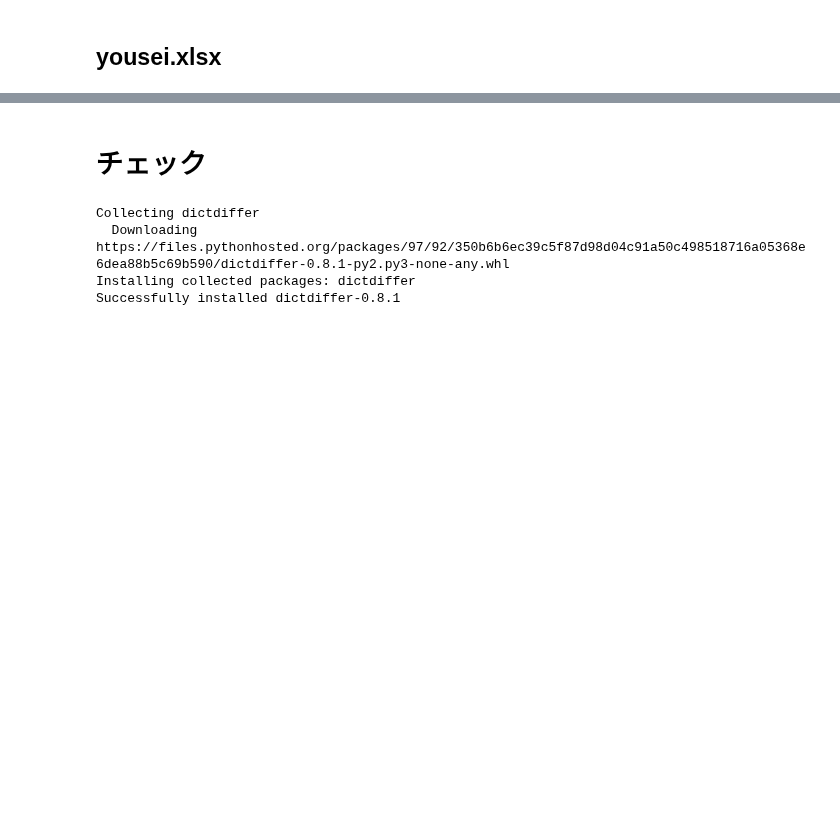
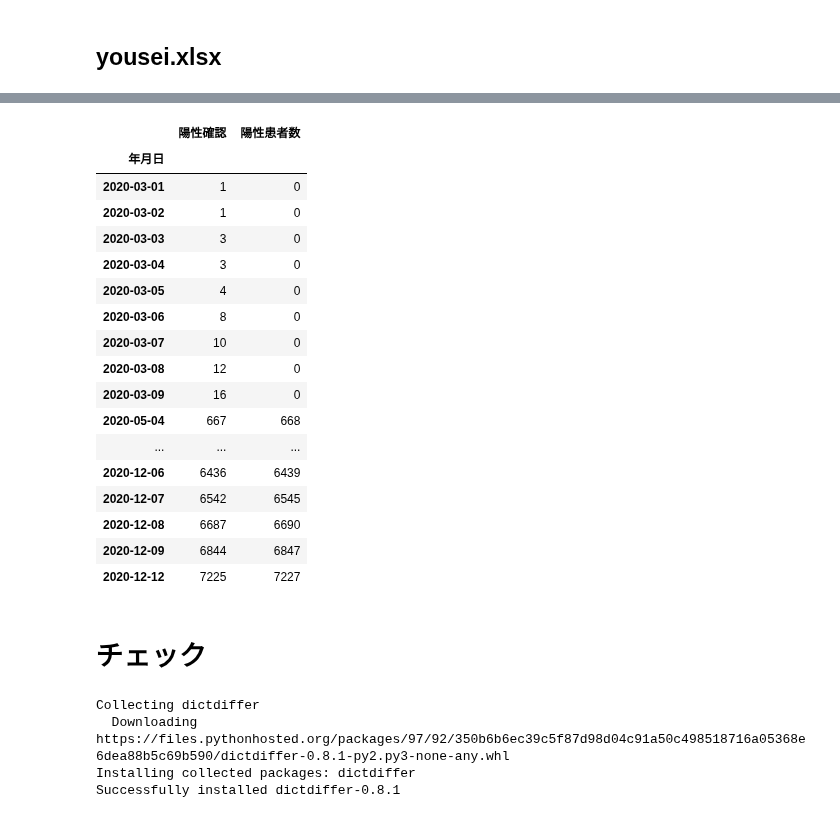
Before and after one commit to imabari/covid19-data, a Jupyter notebook: hyougo/hyougo_json_isoformat.ipynb, the cells around one changed output, grey strips where cells are left out. Saved outputs shown, nothing was run; the diff lists cells and outputs as text; code cells hidden in the pictures; blank space fills up the shorter version.

```diff
--- a/hyougo/hyougo_json_isoformat.ipynb
+++ b/hyougo/hyougo_json_isoformat.ipynb
@@ -677,13 +679,22 @@ dumps_json("clusters.json", clusters)
 # %%
 yousei_path = get_file(YOUSEI_XLSX, DOWNLOAD_DIR)
 # %%
-df_yousei = pd.read_excel(yousei_path, index_col="発表年月日")
+df_yousei = pd.read_excel(yousei_path, index_col="発表年月日", na_values="-")
 
 df_yousei.columns = df_yousei.columns.map(lambda s: s.replace("（累計）", "").strip())
 
 # df_yousei.index += pd.to_timedelta("1 days")
 
-df_yousei.rename(columns={"入院中（合計）": "入院中", "入院中（中等症以下）": "軽症・中等症", "入院中（重症）": "重症", "陽性者数": "陽性患者数"}, inplace=True)
+df_yousei.rename(
+    columns={
+        "入院中（合計）": "入院中",
+        "入院中（中等症以下）": "軽症・中等症",
+        "入院中（重症）": "重症",
+        "陽性者数": "陽性患者数",
+        "その他医療機関\n福祉施設等": "その他医療機関福祉施設等",
+    },
+    inplace=True,
+)
 
 df_yousei.drop("発表時間", axis=1, inplace=True)
 # %%
@@ -731,7 +746,30 @@ jsonschema.validate(main_summary, MAIN_SUMMARY_SCHEMA)
 
 dumps_json("main_summary.json", main_summary)
 # %%
-df_yousei["治療中"] = df_yousei["入院中"] + df_yousei["宿泊療養"]
+df_yousei["治療中"] = df_yousei["入院中"] + df_yousei["宿泊療養"] + df_yousei["入院調整"] + df_yousei["その他医療機関福祉施設等"]
+# %%
+df_test = pd.concat([df_pcr["陽性確認"].cumsum(), df_yousei["陽性患者数"].reindex(index=df_pcr.index, fill_value=0)], axis=1)
+# %%
+df_test[df_test["陽性確認"] != df_test["陽性患者数"]]
+# %% [output]
+|  | 陽性確認 | 陽性患者数 |
+| 年月日 |  |  |
+| 2020-03-01 | 1 | 0 |
+| 2020-03-02 | 1 | 0 |
+| 2020-03-03 | 3 | 0 |
+| 2020-03-04 | 3 | 0 |
+| 2020-03-05 | 4 | 0 |
+| 2020-03-06 | 8 | 0 |
+| 2020-03-07 | 10 | 0 |
+| 2020-03-08 | 12 | 0 |
+| 2020-03-09 | 16 | 0 |
+| 2020-05-04 | 667 | 668 |
+| ... | ... | ... |
+| 2020-12-06 | 6436 | 6439 |
+| 2020-12-07 | 6542 | 6545 |
+| 2020-12-08 | 6687 | 6690 |
+| 2020-12-09 | 6844 | 6847 |
+| 2020-12-12 | 7225 | 7227 |
 # %%
 ser_cur = df_yousei["治療中"].reindex(df_pcr.index)
 # %%
```
Also changed, not shown: parts of 24 cells of this notebook.
